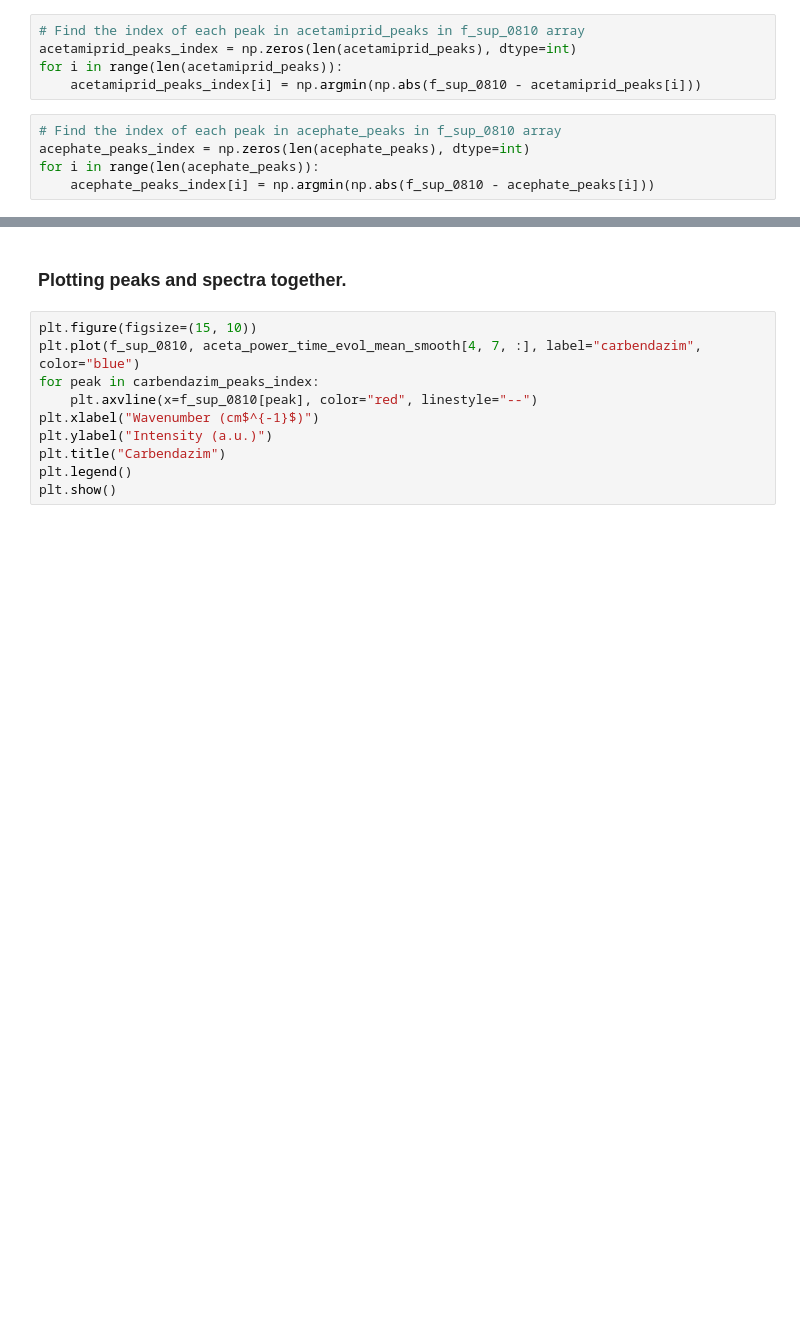
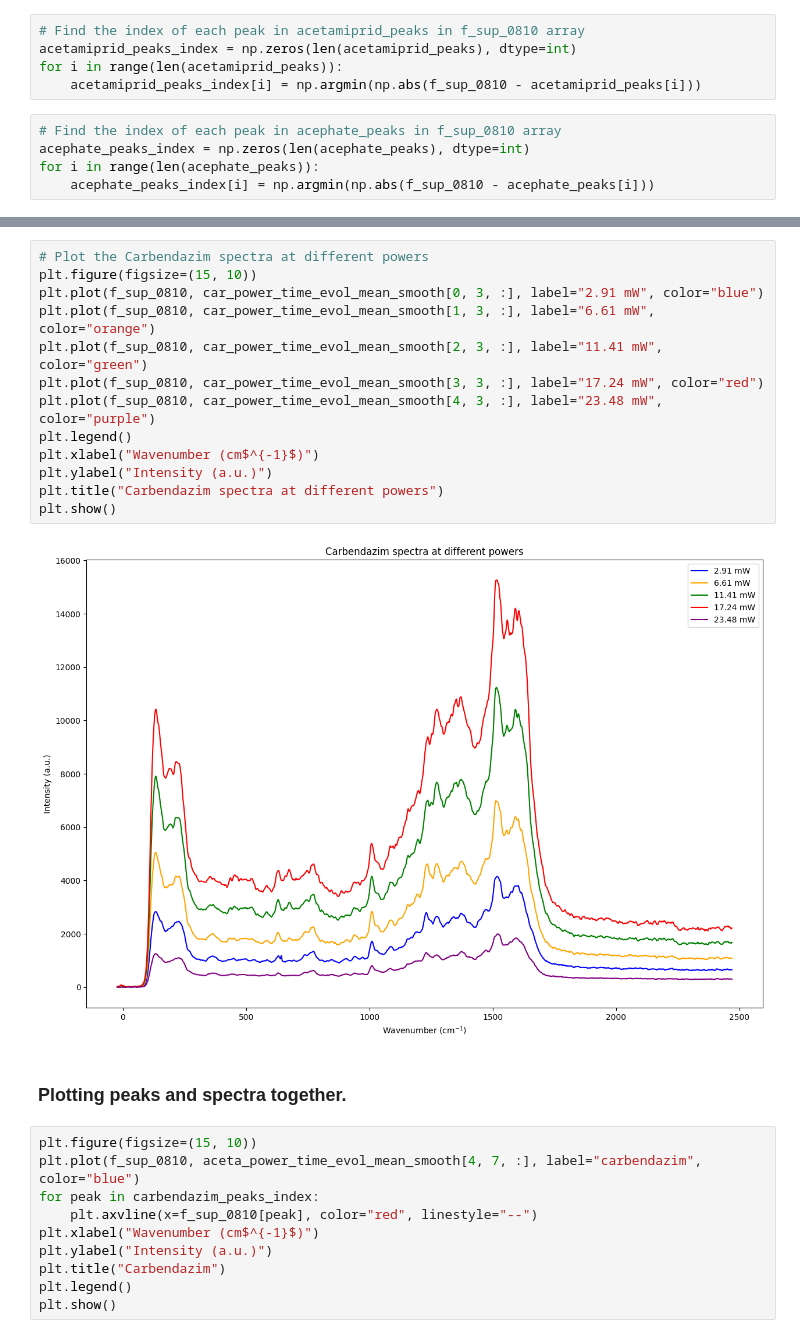
Before and after one commit to anva-kn/Raman, a Jupyter notebook: Publication/Aging&Time_evol.ipynb, the cells around one changed output, grey strips where cells are left out. Cells and saved outputs as stored; diff of their text form; blank space fills up the shorter version.

```diff
--- a/Publication/Aging&Time_evol.ipynb
+++ b/Publication/Aging&Time_evol.ipynb
@@ -373,3 +405,18 @@ for i in range(len(acephate_peaks)):
+# %%
+# Plot the Carbendazim spectra at different powers
+plt.figure(figsize=(15, 10))
+plt.plot(f_sup_0810, car_power_time_evol_mean_smooth[0, 3, :], label="2.91 mW", color="blue")
+plt.plot(f_sup_0810, car_power_time_evol_mean_smooth[1, 3, :], label="6.61 mW", color="orange")
+plt.plot(f_sup_0810, car_power_time_evol_mean_smooth[2, 3, :], label="11.41 mW", color="green")
+plt.plot(f_sup_0810, car_power_time_evol_mean_smooth[3, 3, :], label="17.24 mW", color="red")
+plt.plot(f_sup_0810, car_power_time_evol_mean_smooth[4, 3, :], label="23.48 mW", color="purple")
+plt.legend()
+plt.xlabel("Wavenumber (cm$^{-1}$)")
+plt.ylabel("Intensity (a.u.)")
+plt.title("Carbendazim spectra at different powers")
+plt.show()
+# %% [output]
+[figure, added]
 # %% [markdown]
 ### Plotting peaks and spectra together.
 # %%
```
Also changed, not shown: parts of 3 cells of this notebook.
